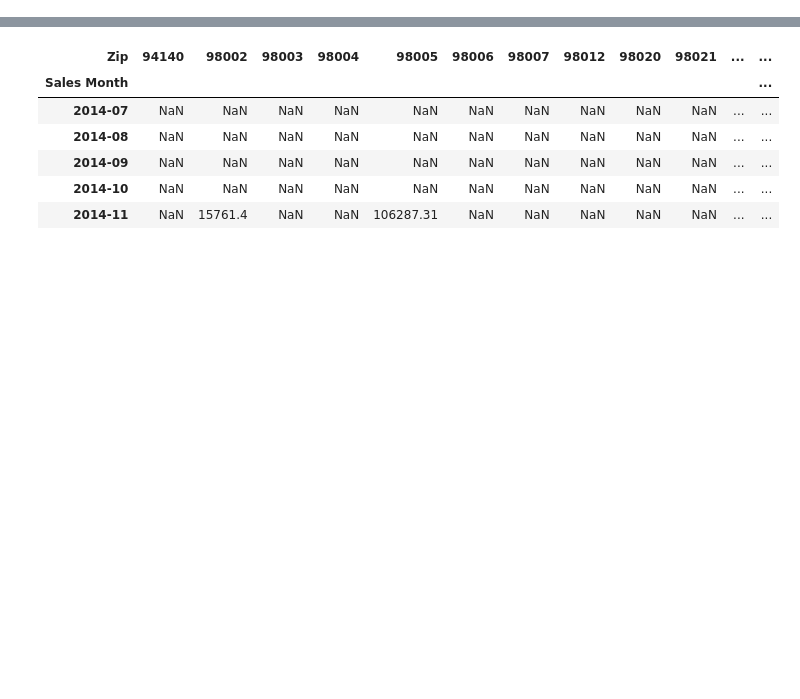
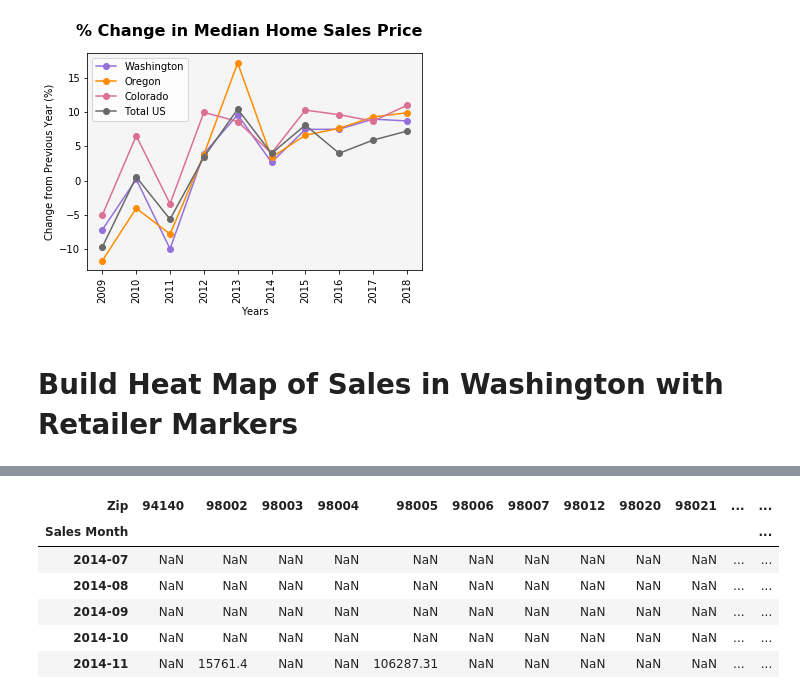
Before and after one commit to chane-d/group-project-one, a Jupyter notebook: GDP_Toni/Test_Zill.ipynb, the cells around one changed output, grey strips where cells are left out. Drawn from its saved outputs; the diff is of its cells as text; code cells hidden in the pictures; blank space fills up the shorter version.

```diff
--- a/GDP_Toni/Test_Zill.ipynb
+++ b/GDP_Toni/Test_Zill.ipynb
@@ -13,5 +23,5 @@ us_states_hp=pd.read_csv('../Inputs/GDPInputs/Sale_Prices_State.csv')
 # %%
-us_wa_hp=us_states_hp.loc[(us_states_hp['RegionName']== 'Washington') | (us_states_hp['RegionName']== 'United States'),['RegionName','2008-03','2008-04','2008-05','2008-06','2008-07',
+us_wa_hp=us_states_hp.loc[(us_states_hp['RegionName']== 'Washington') | (us_states_hp['RegionName']== 'Colorado') | (us_states_hp['RegionName']== 'Oregon')| (us_states_hp['RegionName']== 'United States'),['RegionName','2008-03','2008-04','2008-05','2008-06','2008-07',
  '2008-08','2008-09','2008-10','2008-11','2008-12','2009-01','2009-02','2009-03','2009-04','2009-05','2009-06','2009-07','2009-08',
  '2009-09','2009-10','2009-11','2009-12','2010-01','2010-02','2010-03','2010-04','2010-05','2010-06','2010-07','2010-08','2010-09',
  '2010-10','2010-11','2010-12','2011-01','2011-02','2011-03','2011-04','2011-05','2011-06','2011-07','2011-08','2011-09','2011-10',
@@ -57,0 +41,9 @@ us_wa_hp
+# %%
+us_wa_avg=pd.DataFrame(data=[us_wa_hp.groupby('Year')['Washington'].median(),us_wa_hp.groupby('Year')['United States'].median(),us_wa_hp.groupby('Year')['Colorado'].median(),us_wa_hp.groupby('Year')['Oregon'].median()]).transpose()
+# us_wa_avg
+# %%
+us_wa_avg['WA_Percent_Change']=us_wa_avg['Washington'].pct_change()*100
+us_wa_avg['CO_Percent_Change']=us_wa_avg['Colorado'].pct_change()*100
+us_wa_avg['OR_Percent_Change']=us_wa_avg['Oregon'].pct_change()*100
+us_wa_avg['US_Percent_Change']=us_wa_avg['United States'].pct_change()*100
+us_wa_avg
@@ -58 +64,21 @@ us_wa_hp
+# %%
+testfig2,testax2=plt.subplots()
+x_axis=[2009,2010,2011,2012,2013,2014,2015,2016,2017,2018]
+# testax2.plot(x_axis,z,marker='o',color='green',label='5 Change in Median Home Sales Price')
+testax2.plot(x_axis,us_wa_avg['WA_Percent_Change'].dropna(),label='Washington',marker='o',color='mediumpurple')
+testax2.plot(x_axis,us_wa_avg['OR_Percent_Change'].dropna(),label='Oregon',marker='o',color='darkorange')
+testax2.plot(x_axis,us_wa_avg['CO_Percent_Change'].dropna(),label='Colorado',marker='o',color='palevioletred')
+testax2.plot(x_axis,us_wa_avg['US_Percent_Change'].dropna(),label='Total US',marker='o',color='dimgrey')
+
+testfig2.suptitle("% Change in Median Home Sales Price", fontsize=16, fontweight="bold")
+plt.legend(loc='best')
+plt.xlabel("Years")
+plt.ylabel("Change from Previous Year (%)")
+plt.xticks(x_axis,rotation='vertical')
+testax2.set_facecolor('whitesmoke')
+plt.show()
+# %% [output]
+[figure, added]
+# %% [markdown]
+# Build Heat Map of Sales in Washington with Retailer Markers
 # %%
```
Also changed, not shown: parts of 47 cells of this notebook, 4 other files.
